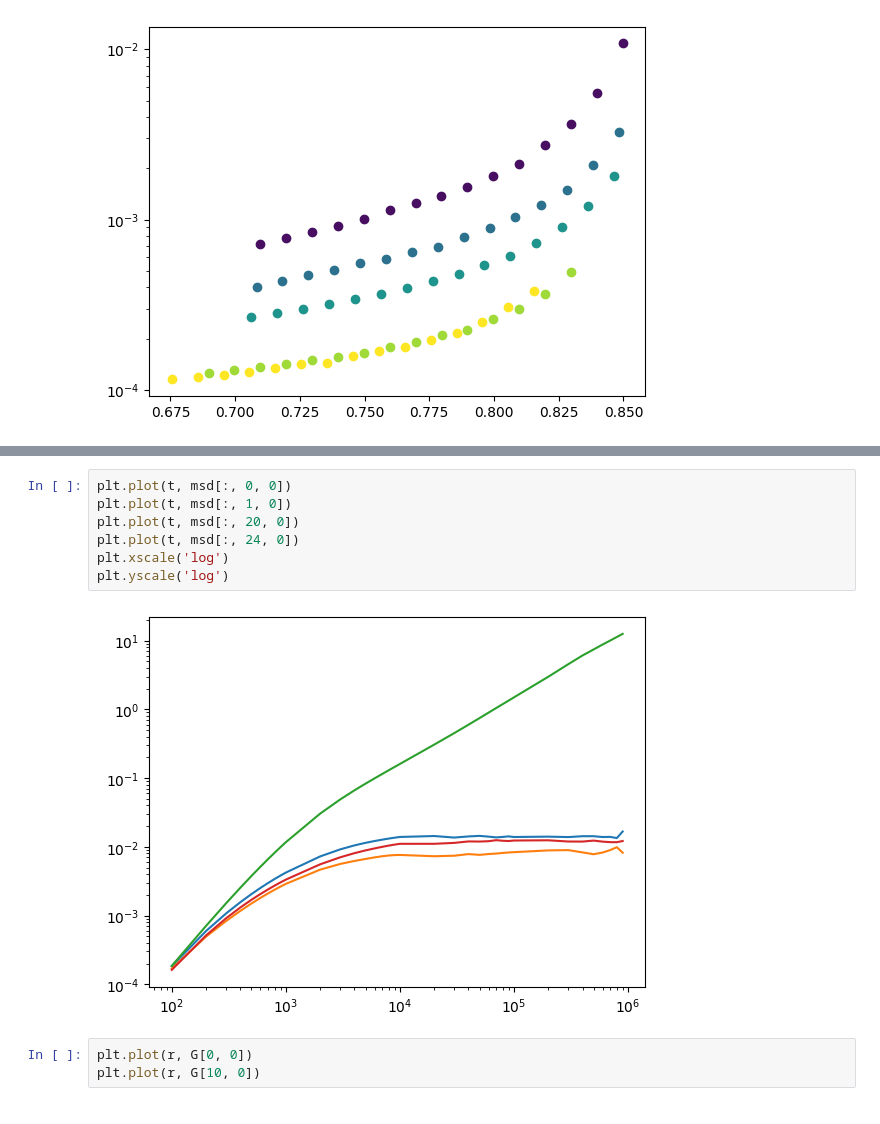
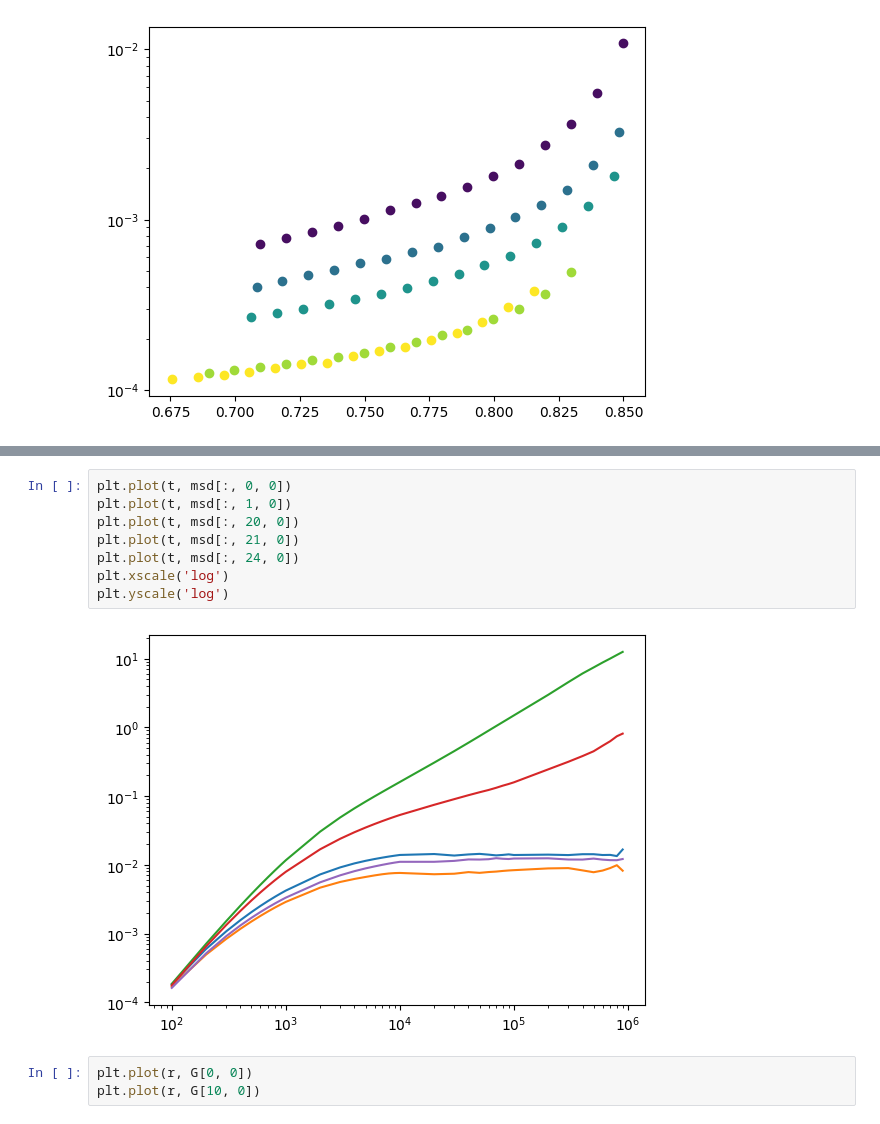
Before and after one commit to mmccraw98/notebooks-fall-25, a Jupyter notebook: 09/run-compression/analyze.ipynb, the cells around one changed output, grey strips where cells are left out. Drawn from its saved outputs; the diff is of its cells as text.

```diff
--- a/09/run-compression/analyze.ipynb
+++ b/09/run-compression/analyze.ipynb
@@ -98,12 +134,13 @@ plt.plot(r, G[24, 0])
 # %%
 plt.plot(t, msd[:, 0, 0])
 plt.plot(t, msd[:, 1, 0])
 plt.plot(t, msd[:, 20, 0])
+plt.plot(t, msd[:, 21, 0])
 plt.plot(t, msd[:, 24, 0])
 plt.xscale('log')
 plt.yscale('log')
 # %% [output]
-[figure, old version]
+[figure, new version]
 # %%
 plt.plot(r, G[0, 0])
 plt.plot(r, G[10, 0])
```
Also changed, not shown: parts of 2 cells of this notebook, 7 other files.
